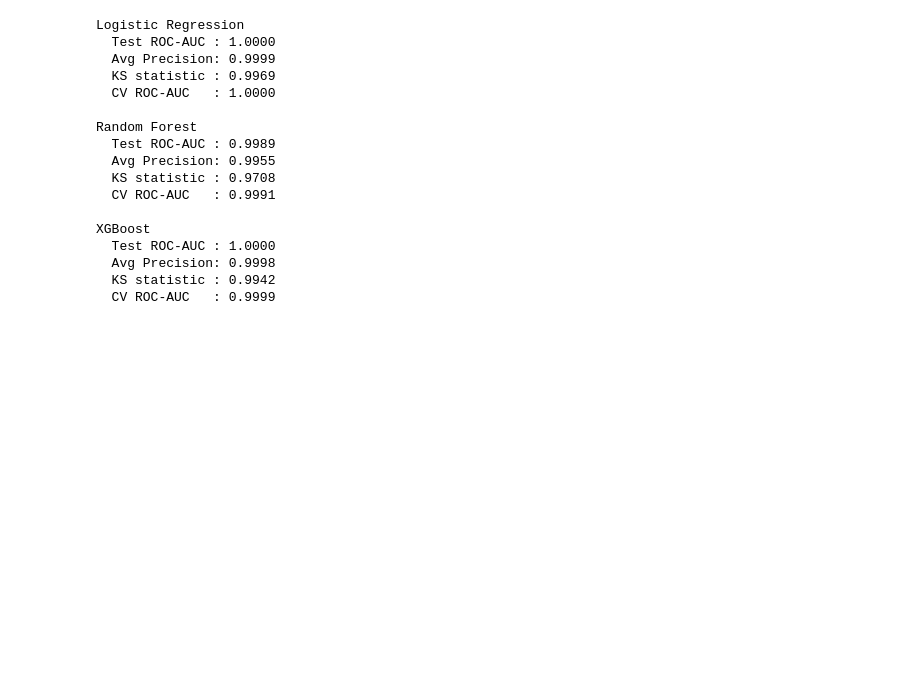
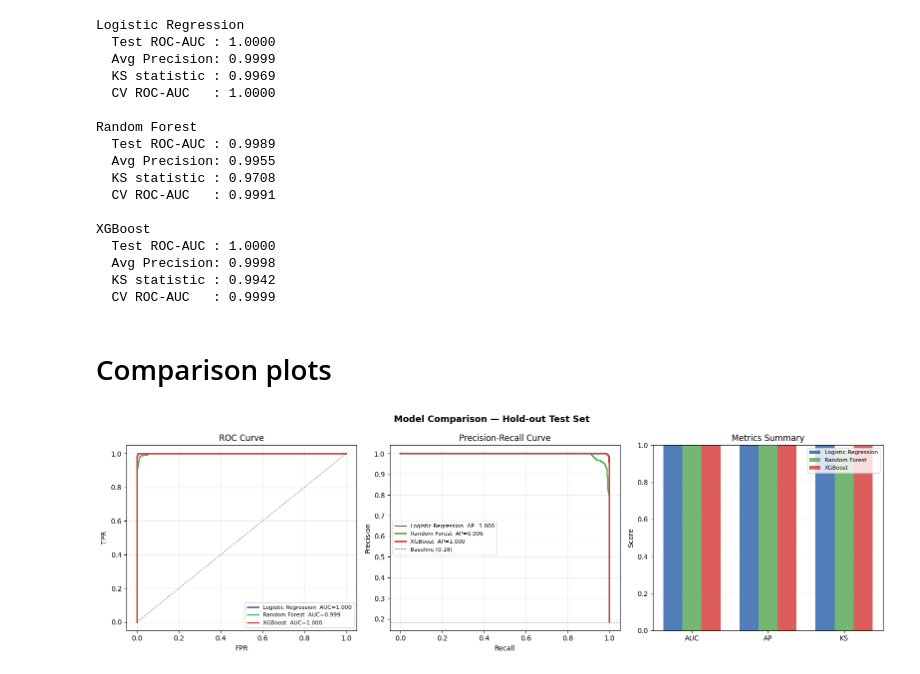
Before and after one commit to nayeem29dse/Loan-pd-model, a Jupyter notebook: Loan pd model.ipynb, the cells around one changed output. Saved outputs shown, nothing was run; the diff lists cells and outputs as text; code cells hidden in the pictures; blank space fills up the shorter version.

Commit message:
Comparison plots

```diff
--- a/Loan pd model.ipynb
+++ b/Loan pd model.ipynb
@@ -255,3 +255,53 @@ XGBoost
   Avg Precision: 0.9998
   KS statistic : 0.9942
   CV ROC-AUC   : 0.9999
+# %% [markdown]
+# Comparison plots
+# %%
+fig, axes = plt.subplots(1, 3, figsize=(16, 5))
+fig.suptitle("Model Comparison — Hold-out Test Set", fontsize=13, fontweight="bold")
+
+pal = {"Logistic Regression": "#3266ad",
+       "Random Forest":       "#5daa59",
+       "XGBoost":             "#d84040"}
+
+# ROC curves
+ax = axes[0]
+for name, res in results.items():
+    fpr, tpr, _ = roc_curve(y_test, res["proba"])
+    ax.plot(fpr, tpr, label=f"{name}  AUC={res['AUC']:.3f}",
+            color=pal[name], linewidth=2)
+ax.plot([0,1],[0,1],"k--", linewidth=0.8, alpha=0.5)
+ax.set_title("ROC Curve"); ax.set_xlabel("FPR"); ax.set_ylabel("TPR")
+ax.legend(fontsize=8); ax.grid(True, alpha=0.25)
+
+# Precision-Recall curves
+ax = axes[1]
+for name, res in results.items():
+    prec, rec, _ = precision_recall_curve(y_test, res["proba"])
+    ax.plot(rec, prec, label=f"{name}  AP={res['AP']:.3f}",
+            color=pal[name], linewidth=2)
+baseline = y_test.mean()
+ax.axhline(baseline, color="gray", linestyle="--", linewidth=0.8,
+           label=f"Baseline ({baseline:.2f})")
+ax.set_title("Precision-Recall Curve")
+ax.set_xlabel("Recall"); ax.set_ylabel("Precision")
+ax.legend(fontsize=8); ax.grid(True, alpha=0.25)
+
+# Bar chart of metrics
+ax = axes[2]
+metric_names = ["AUC", "AP", "KS"]
+x = np.arange(len(metric_names))
+w = 0.25
+for i, (name, res) in enumerate(results.items()):
+    vals = [res["AUC"], res["AP"], res["KS"]]
+    ax.bar(x + i*w, vals, width=w, label=name, color=pal[name], alpha=0.85)
+ax.set_xticks(x + w)
+ax.set_xticklabels(metric_names)
+ax.set_title("Metrics Summary")
+ax.set_ylabel("Score"); ax.legend(fontsize=8)
+ax.set_ylim(0, 1); ax.grid(True, alpha=0.25, axis="y")
+
+plt.tight_layout()
+# %% [output]
+[figure, added]
```
